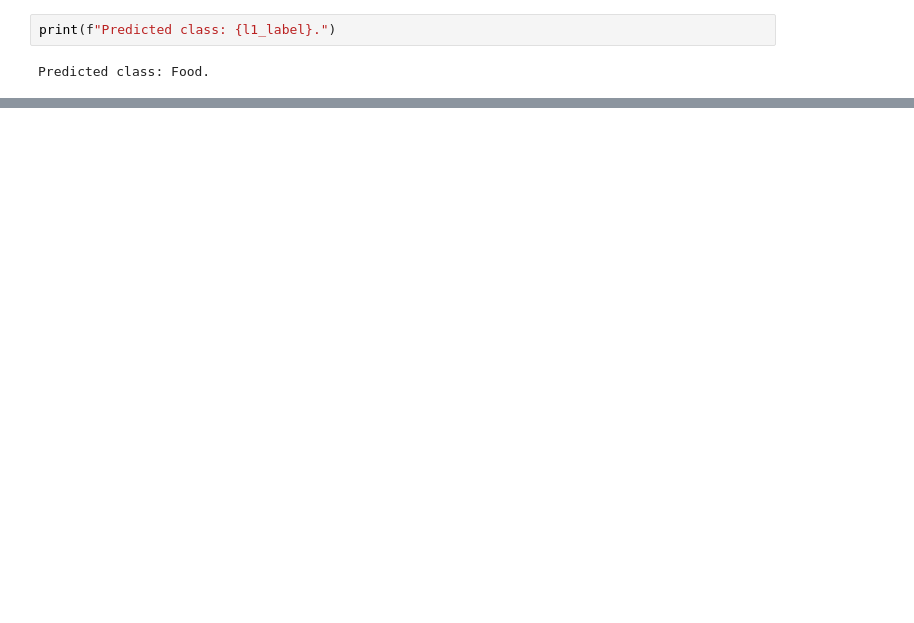
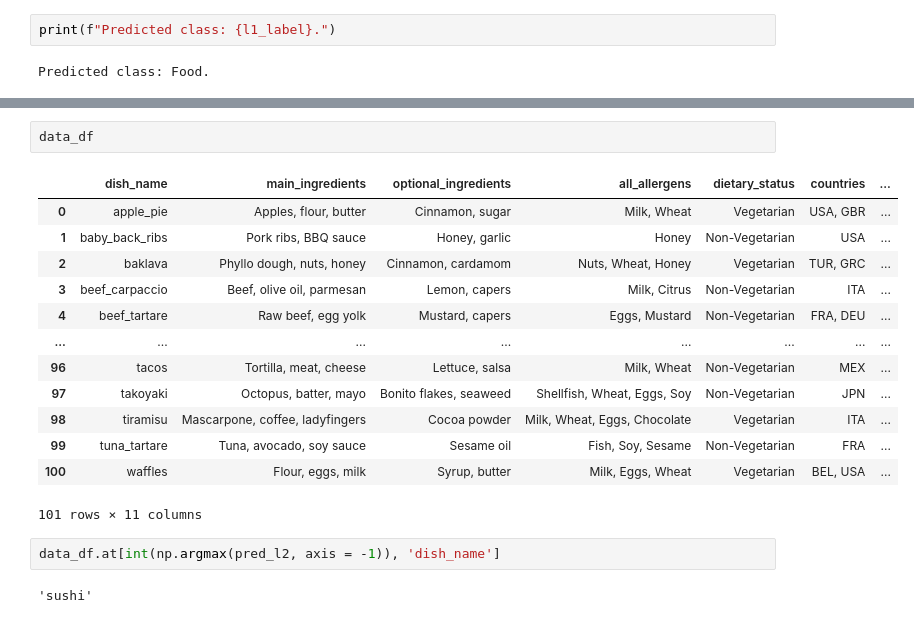
Before and after one commit to Goracij/UMAMI, a Jupyter notebook: app.ipynb, the cells around one changed output, grey strips where cells are left out. Cells and saved outputs as stored; diff of their text form; blank space fills up the shorter version.

```diff
--- a/app.ipynb
+++ b/app.ipynb
@@ -242,0 +244,20 @@ Predicted class: ['sushi'], probability: 0.9999993.
+# %%
+data_df
+# %% [output]
+|  | dish_name | main_ingredients | optional_ingredients | all_allergens | dietary_status | countries | ... |
+| 0 | apple_pie | Apples, flour, butter | Cinnamon, sugar | Milk, Wheat | Vegetarian | USA, GBR | ... |
+| 1 | baby_back_ribs | Pork ribs, BBQ sauce | Honey, garlic | Honey | Non-Vegetarian | USA | ... |
+| 2 | baklava | Phyllo dough, nuts, honey | Cinnamon, cardamom | Nuts, Wheat, Honey | Vegetarian | TUR, GRC | ... |
+| 3 | beef_carpaccio | Beef, olive oil, parmesan | Lemon, capers | Milk, Citrus | Non-Vegetarian | ITA | ... |
+| 4 | beef_tartare | Raw beef, egg yolk | Mustard, capers | Eggs, Mustard | Non-Vegetarian | FRA, DEU | ... |
+| ... | ... | ... | ... | ... | ... | ... | ... |
+| 96 | tacos | Tortilla, meat, cheese | Lettuce, salsa | Milk, Wheat | Non-Vegetarian | MEX | ... |
+| 97 | takoyaki | Octopus, batter, mayo | Bonito flakes, seaweed | Shellfish, Wheat, Eggs, Soy | Non-Vegetarian | JPN | ... |
+| 98 | tiramisu | Mascarpone, coffee, ladyfingers | Cocoa powder | Milk, Wheat, Eggs, Chocolate | Vegetarian | ITA | ... |
+| 99 | tuna_tartare | Tuna, avocado, soy sauce | Sesame oil | Fish, Soy, Sesame | Non-Vegetarian | FRA | ... |
+| 100 | waffles | Flour, eggs, milk | Syrup, butter | Milk, Eggs, Wheat | Vegetarian | BEL, USA | ... |
+101 rows × 11 columns
+# %%
+data_df.at[int(np.argmax(pred_l2, axis = -1)), 'dish_name']
+# %% [output]
+'sushi'
```
Also changed, not shown: parts of 7 cells of this notebook, 27 other files.
